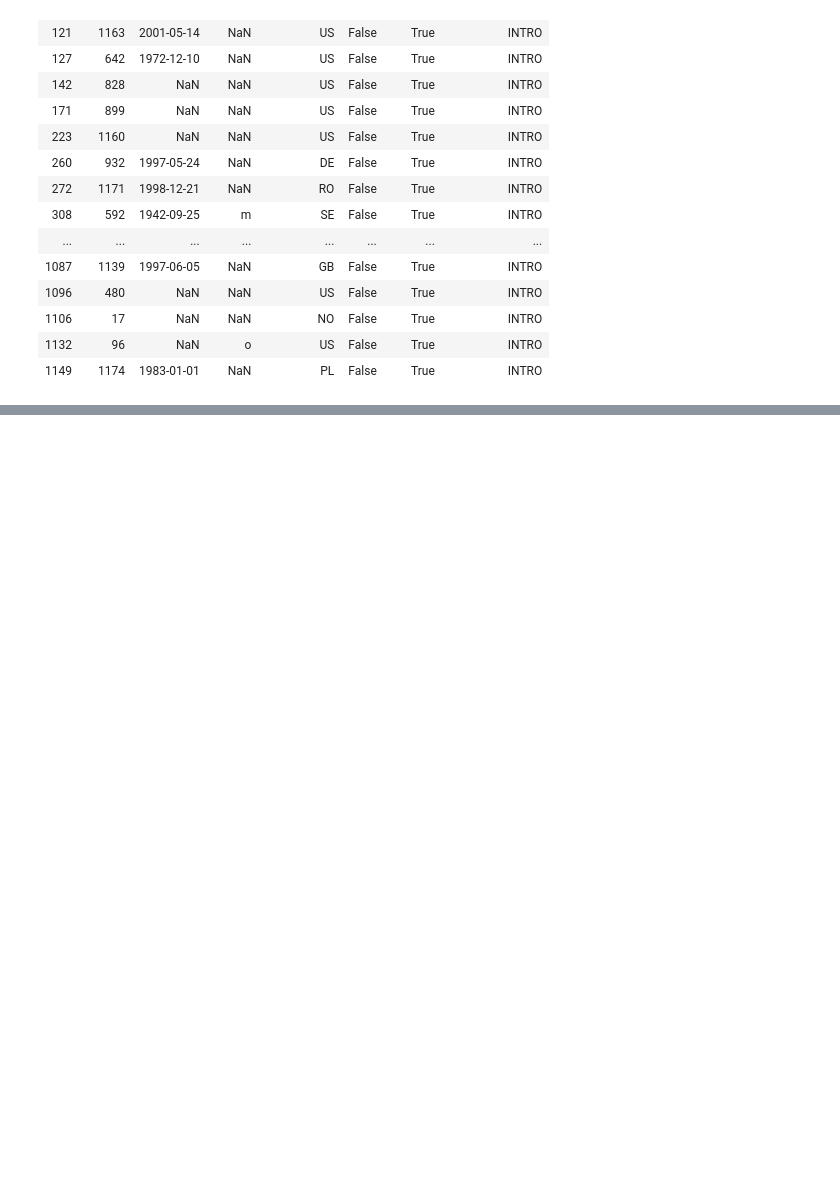
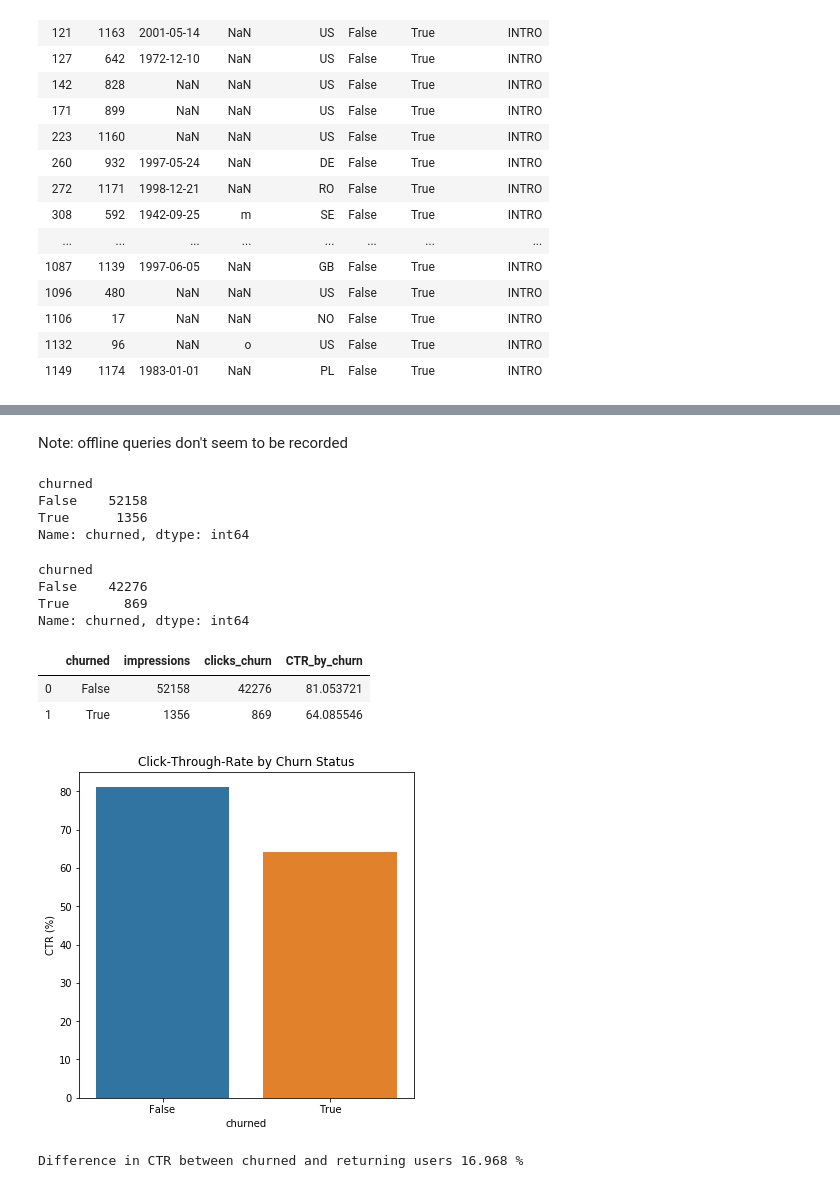
Before and after one commit to oac0de/analysis_challenge, a Jupyter notebook: tidal_data_analyst_test/tidal_data_analyst_test.ipynb, the cells around one changed output, grey strips where cells are left out. Drawn from its saved outputs; the diff is of its cells as text; code cells hidden in the pictures; blank space fills up the shorter version.

```diff
--- a/tidal_data_analyst_test/tidal_data_analyst_test.ipynb
+++ b/tidal_data_analyst_test/tidal_data_analyst_test.ipynb
@@ -763,0 +849,6 @@ I'm a little confused as to these churned intro accounts, shouldn't they all be
+# %%
+#outer join will let me calculate churned and non-churned. *Remember, impr_n_clicks is all search_result (impressions)
+#with click_search (clicks).
+
+impr_clicks_w_churned = pd.merge(impr_n_clicks, user_metadata, on='user_id', how='left')
+impr_clicks_w_churned
@@ -763,0 +884,45 @@ I'm a little confused as to these churned intro accounts, shouldn't they all be
+# %% [markdown]
+Note: offline queries don't seem to be recorded
+# %%
+total_impressions = impr_clicks_w_churned.groupby("churned")['churned'].count()
+total_impressions
+# %% [output]
+churned
+False    52158
+True      1356
+Name: churned, dtype: int64
+# %%
+#gathering events/rows that are only click_search
+just_clicks = impr_clicks_w_churned[impr_clicks_w_churned['event_name_y'] == 'click_search']
+
+#counting only clicks on content (anything not NaN) by churn status
+clicks_content_by_churn = just_clicks[just_clicks['contentType'] != 'nan'].groupby("churned")['churned'].count()
+clicks_content_by_churn
+# %% [output]
+churned
+False    42276
+True       869
+Name: churned, dtype: int64
+# %%
+#creating new df, using the objects I created as rows and calculating CTR.
+churn_ctr = total_impressions.to_frame(name='impressions')
+churn_ctr['clicks_churn'] = clicks_content_by_churn
+churn_ctr['CTR_by_churn'] = (clicks_content_by_churn/total_impressions) * 100
+churn_ctr.reset_index(inplace=True)
+churn_ctr
+# %% [output]
+|  | churned | impressions | clicks_churn | CTR_by_churn |
+| 0 | False | 52158 | 42276 | 81.053721 |
+| 1 | True | 1356 | 869 | 64.085546 |
+# %%
+fig_dims = (6,6)
+fig, ax = plt.subplots(figsize=fig_dims)
+sns.barplot(x=churn_ctr.churned, y=churn_ctr.CTR_by_churn, ax=ax)
+ax.set(ylabel='CTR (%)', title='Click-Through-Rate by Churn Status');
+plt.savefig("Images/CTR_by_churn.png")
+# %% [output]
+[figure, added]
+# %%
+print('Difference in CTR between churned and returning users', round(churn_ctr['CTR_by_churn'][0] - churn_ctr['CTR_by_churn'][1], 3),'%')
+# %% [output]
+Difference in CTR between churned and returning users 16.968 %
```
Also changed, not shown: parts of 86 cells of this notebook, 14 other files.
